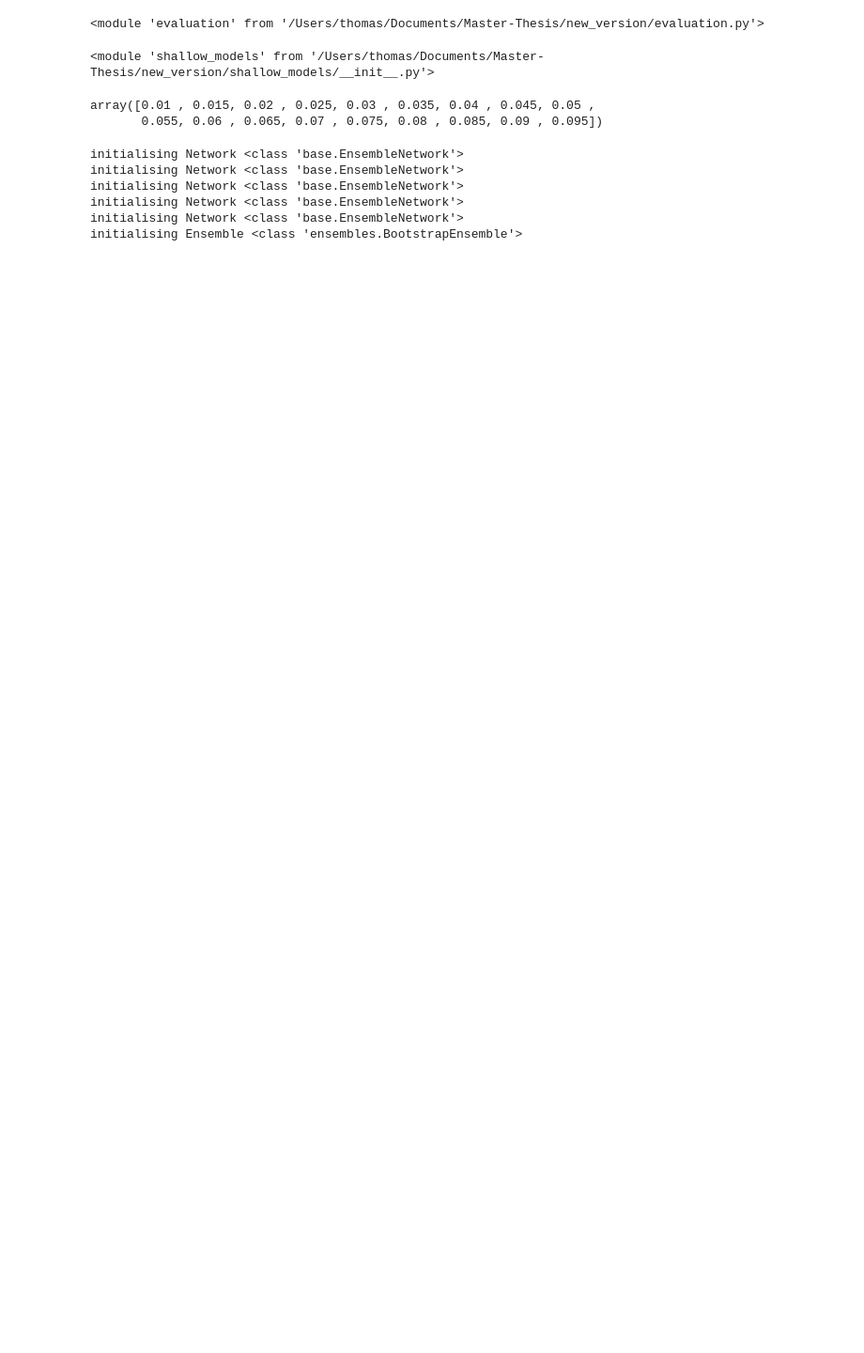
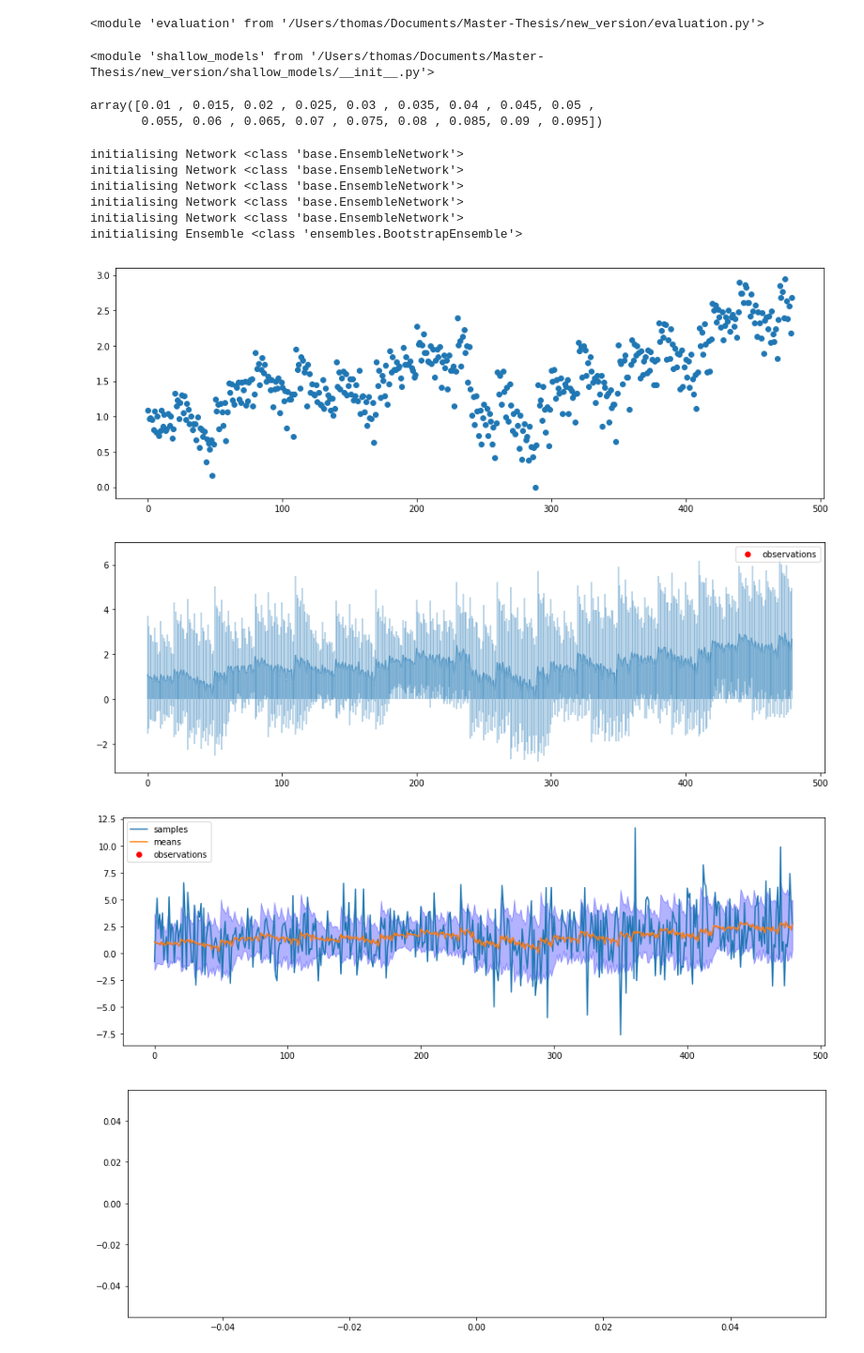
Before and after one commit to wooohoooo/Master-Thesis, a Jupyter notebook: new_version/Thompson_Gridsearch.ipynb, the cells around one changed output. Shown at 94% size. Drawn from its saved outputs; the diff is of its cells as text; code cells hidden in the pictures; blank space fills up the shorter version.

```diff
--- a/new_version/Thompson_Gridsearch.ipynb
+++ b/new_version/Thompson_Gridsearch.ipynb
@@ -73,3 +81,10 @@ initialising Ensemble <class 'ensembles.BootstrapEnsemble'>
+# %%
+tg.plot_sample_grid()
+# %% [output]
+[figure, added]
+[figure, added]
+[figure, added]
+[figure, added]
 # %%
 tg.goforit(1)
 tg.plot_sample_grid()
```
Also changed, not shown: parts of 17 cells of this notebook, 3 other files.
